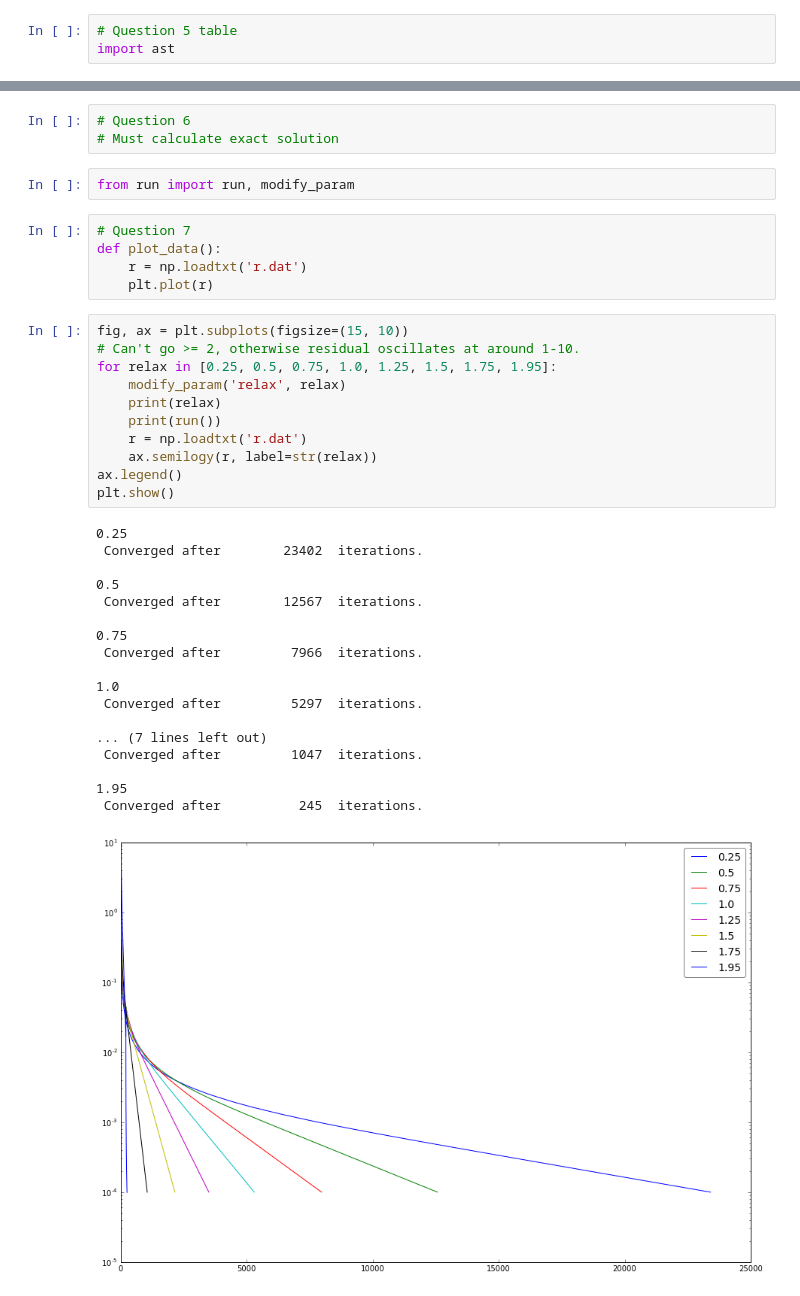
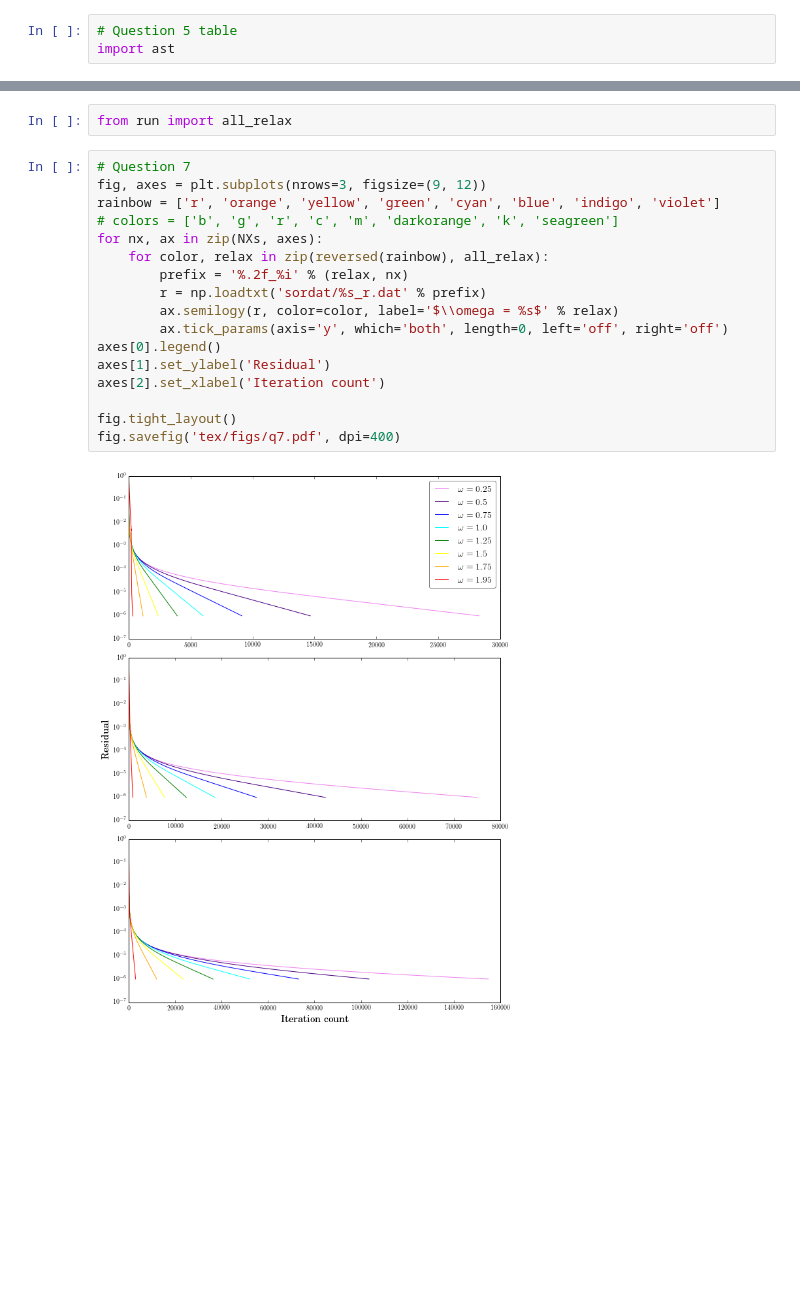
Before and after one commit to selimb/schoolstuff, a Jupyter notebook: mech539/ass2/notebook.ipynb, the cells around one changed output, grey strips where cells are left out. Drawn from its saved outputs; the diff is of its cells as text; blank space fills up the shorter version.

```diff
--- a/mech539/ass2/notebook.ipynb
+++ b/mech539/ass2/notebook.ipynb
@@ -144,40 +150,21 @@ fig.savefig('tex/figs/histogram.pdf')
-# %%
-# Question 6
-# Must calculate exact solution
 # %%
-from run import run, modify_param
+from run import all_relax
-# %%
-# Question 7
-def plot_data():
-    r = np.loadtxt('r.dat')
-    plt.plot(r)
-# %%
-fig, ax = plt.subplots(figsize=(15, 10))
-# Can't go >= 2, otherwise residual oscillates at around 1-10.
-for relax in [0.25, 0.5, 0.75, 1.0, 1.25, 1.5, 1.75, 1.95]:
-    modify_param('relax', relax)
-    print(relax)
-    print(run())
-    r = np.loadtxt('r.dat')
-    ax.semilogy(r, label=str(relax))
-ax.legend()
-plt.show()
-# %% [output]
-0.25
- Converged after        23402  iterations.
-
-0.5
- Converged after        12567  iterations.
-
-0.75
- Converged after         7966  iterations.
-
-1.0
- Converged after         5297  iterations.
-
-... (7 lines left out)
- Converged after         1047  iterations.
-
-1.95
- Converged after          245  iterations.
-[figure, removed]
+# %%
+# Question 7
+fig, axes = plt.subplots(nrows=3, figsize=(9, 12))
+rainbow = ['r', 'orange', 'yellow', 'green', 'cyan', 'blue', 'indigo', 'violet']
+# colors = ['b', 'g', 'r', 'c', 'm', 'darkorange', 'k', 'seagreen']
+for nx, ax in zip(NXs, axes):
+    for color, relax in zip(reversed(rainbow), all_relax):
+        prefix = '%.2f_%i' % (relax, nx)
+        r = np.loadtxt('sordat/%s_r.dat' % prefix)
+        ax.semilogy(r, color=color, label='$\\omega = %s$' % relax)
+        ax.tick_params(axis='y', which='both', length=0, left='off', right='off')
+axes[0].legend()
+axes[1].set_ylabel('Residual')
+axes[2].set_xlabel('Iteration count')
+
+fig.tight_layout()
+fig.savefig('tex/figs/q7.pdf', dpi=400)
+# %% [output]
+[figure, added]
```
Also changed, not shown: parts of 14 cells of this notebook, 5 other files.
